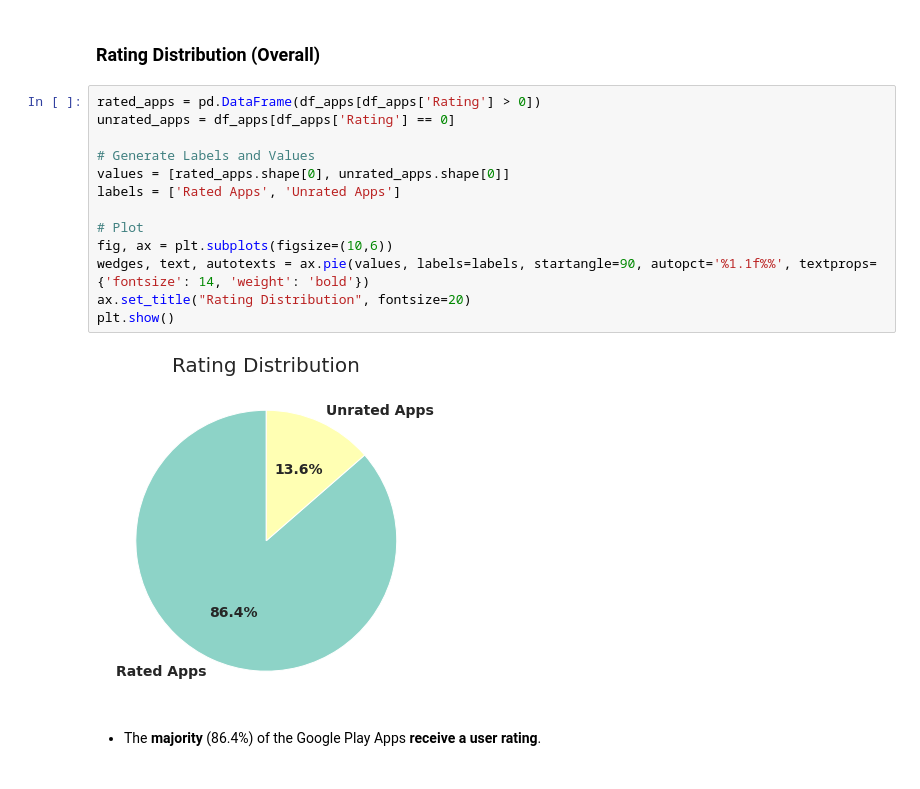
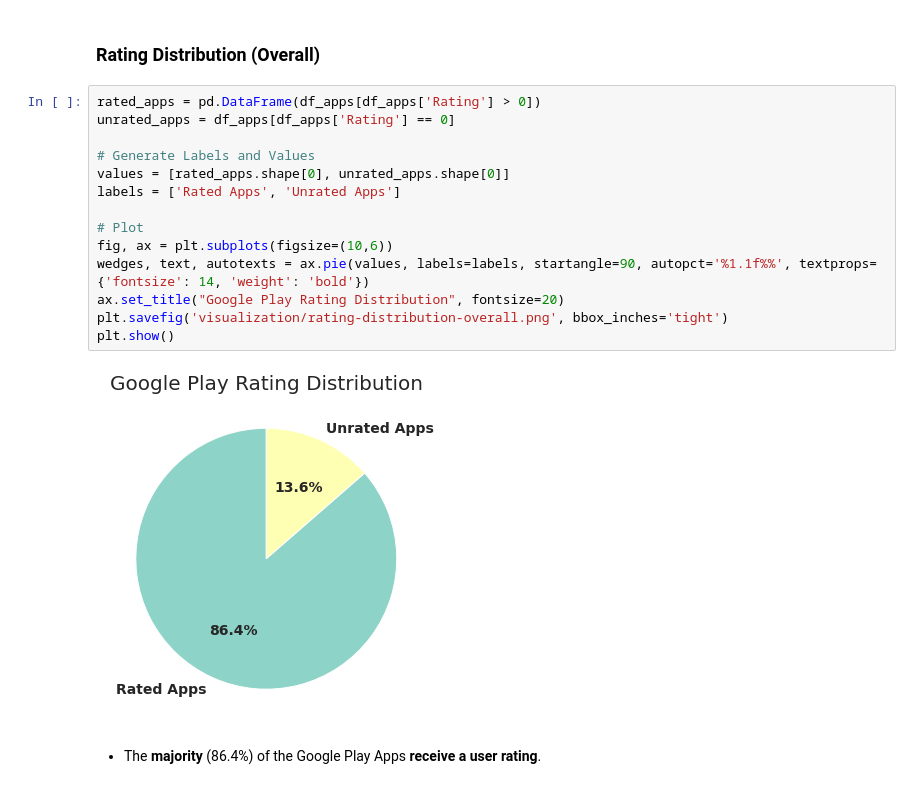
Before and after one commit to kimurarh/googleplay-analysis, a Jupyter notebook: Google-Play-Store-Analysis.ipynb, the cells around one changed output. Drawn from its saved outputs; the diff is of its cells as text.

Commit message:
Exporting visualizations to images

```diff
--- a/Google-Play-Store-Analysis.ipynb
+++ b/Google-Play-Store-Analysis.ipynb
@@ -321,18 +325,19 @@ plt.show()
 # %%
 rated_apps = pd.DataFrame(df_apps[df_apps['Rating'] > 0])
 unrated_apps = df_apps[df_apps['Rating'] == 0]
 
 # Generate Labels and Values
 values = [rated_apps.shape[0], unrated_apps.shape[0]]
 labels = ['Rated Apps', 'Unrated Apps']
 
 # Plot
 fig, ax = plt.subplots(figsize=(10,6))
 wedges, text, autotexts = ax.pie(values, labels=labels, startangle=90, autopct='%1.1f%%', textprops={'fontsize': 14, 'weight': 'bold'})
-ax.set_title("Rating Distribution", fontsize=20)
+ax.set_title("Google Play Rating Distribution", fontsize=20)
+plt.savefig('visualization/rating-distribution-overall.png', bbox_inches='tight')
 plt.show()
 # %% [output]
-[figure, old version]
+[figure, new version]
 # %% [markdown]
 * The <strong>majority</strong> (86.4%) of the Google Play Apps <strong>receive a user rating</strong>.
 # %%
```
Also changed, not shown: parts of 14 cells of this notebook, 15 other files.
